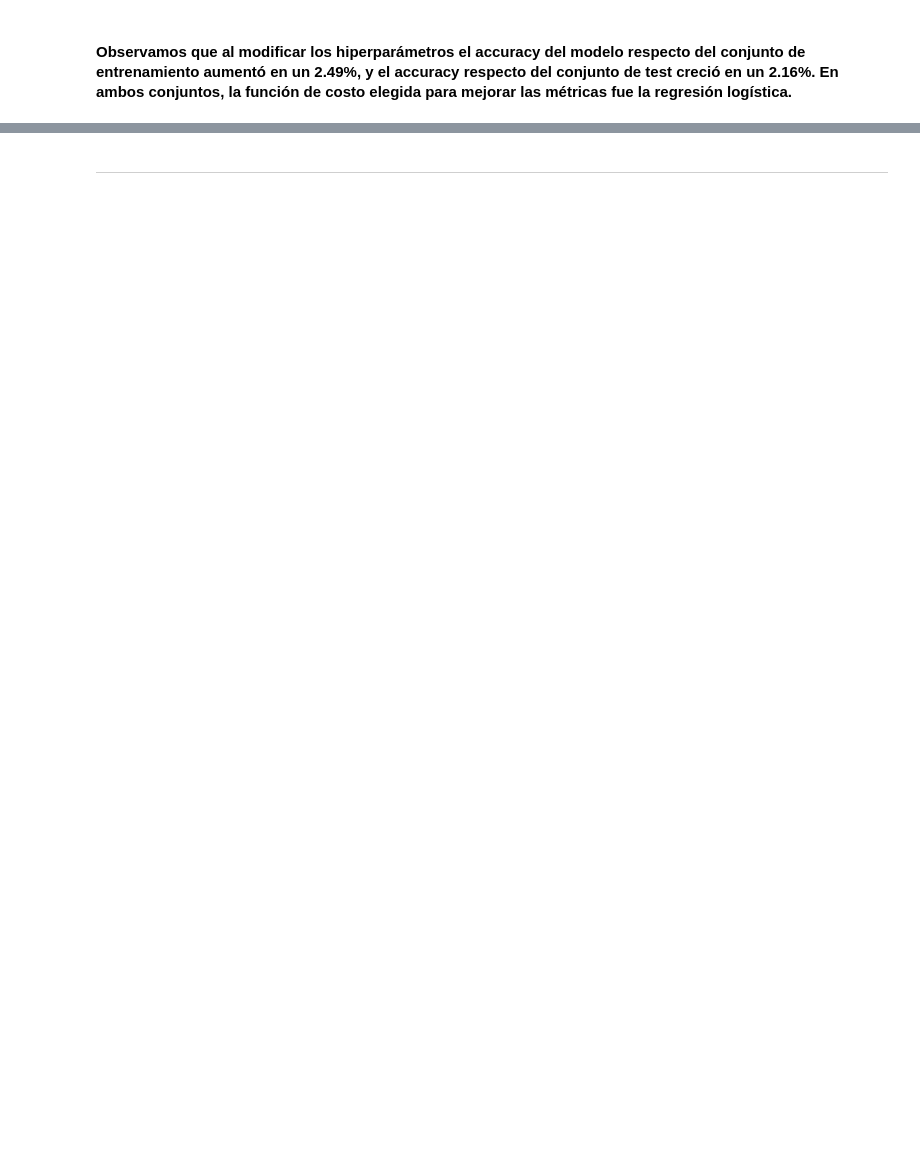
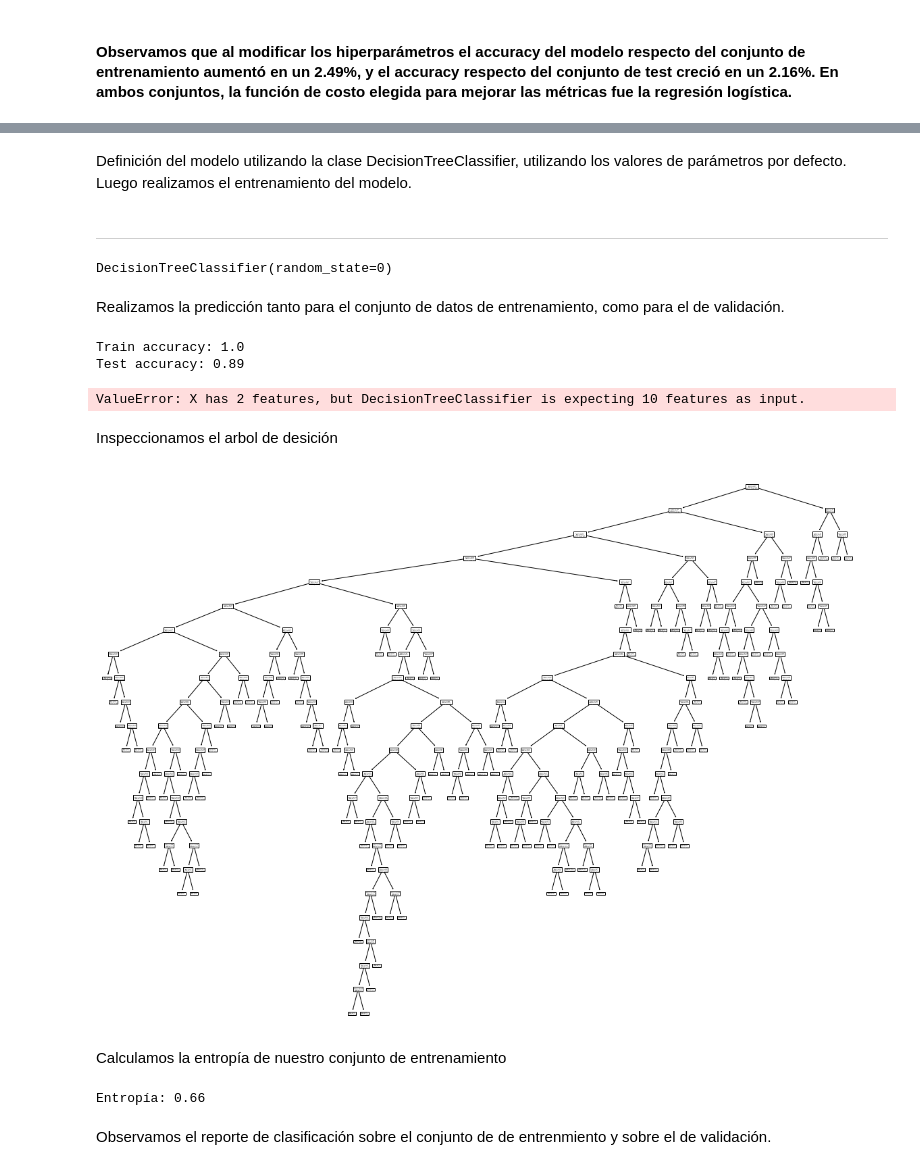
Before and after one commit to eleanarinaudo/Diplo2022_Grupo-5, a Jupyter notebook: Notebooks/Introducción al Aprendizaje Automático/borradores/14-07-2022_Lab_2_lean.ipynb, the cells around one changed output, grey strips where cells are left out. Cells and saved outputs as stored; diff of their text form; code cells hidden in the pictures; blank space fills up the shorter version.

```diff
--- a/Notebooks/Introducción al Aprendizaje Automático/borradores/14-07-2022_Lab_2_lean.ipynb
+++ b/Notebooks/Introducción al Aprendizaje Automático/borradores/14-07-2022_Lab_2_lean.ipynb
@@ -883,2 +906,12 @@ results_df
+# %% [markdown]
+Definición del modelo utilizando la clase DecisionTreeClassifier, utilizando los valores de parámetros por defecto. Luego realizamos el entrenamiento del modelo.
 # %% [markdown]
 ---
+# %%
+from sklearn.tree import DecisionTreeClassifier
+clf = DecisionTreeClassifier(max_depth=None, random_state=0)
+clf.fit(X_train, y_train)
+# %% [output]
+DecisionTreeClassifier(random_state=0)
+# %% [markdown]
+Realizamos la predicción tanto para el conjunto de datos de entrenamiento, como para el de validación.
@@ -884,0 +921,24 @@ results_df
+# %%
+from sklearn.metrics import accuracy_score
+
+train_acc = accuracy_score(y_train, y_train_pred)
+test_acc = accuracy_score(y_test, y_test_pred)
+print(f'Train accuracy: {train_acc:0.2}')
+print(f'Test accuracy: {test_acc:0.2}')
+# %% [output]
+Train accuracy: 1.0
+Test accuracy: 0.89
+# %%
+from utils_custom import plot_decision_boundary
+
+plot_decision_boundary(lambda x: clf.predict(x), X_train, y_train)
+# %% [output]
+ValueError: X has 2 features, but DecisionTreeClassifier is expecting 10 features as input.
+# %% [markdown]
+Inspeccionamos el arbol de desición
+# %%
+from sklearn.tree import plot_tree
+
+plot_tree(clf);
+# %% [output]
+[figure, added]
@@ -884,0 +956,8 @@ results_df
+# %% [markdown]
+Calculamos la entropía de nuestro conjunto de entrenamiento
+# %%
+print(f'Entropía: {entropy(y_train):0.2}')
+# %% [output]
+Entropía: 0.66
+# %% [markdown]
+Observamos el reporte de clasificación sobre el conjunto de de entrenmiento y sobre el de validación.
```
Also changed, not shown: parts of 48 cells of this notebook, 6 other files.
